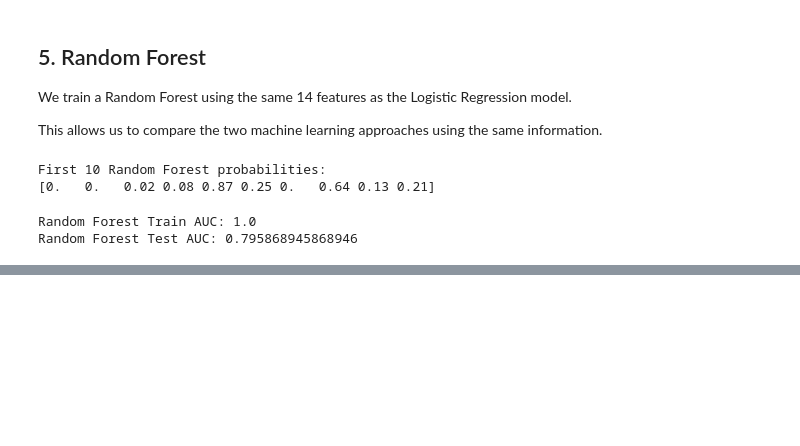
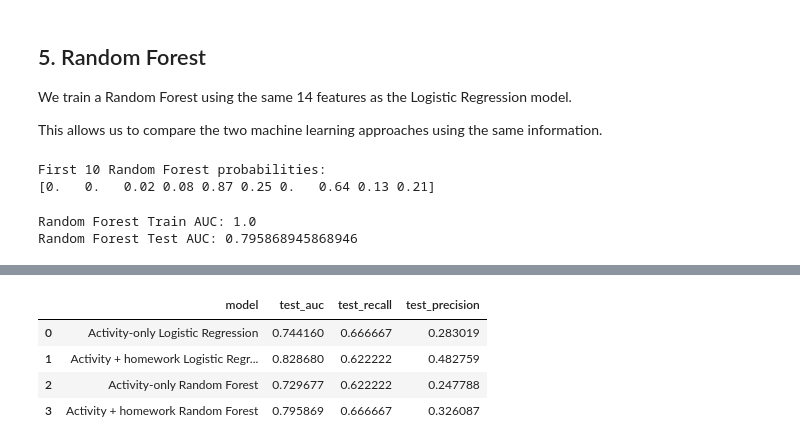
Before and after one commit to anderhinn/Project-F1-Moodle_Activity, a Jupyter notebook: hw10/03_models_ander.ipynb, the cells around one changed output, grey strips where cells are left out. Cells and saved outputs as stored; diff of their text form; code cells hidden in the pictures; blank space fills up the shorter version.

```diff
--- a/hw10/03_models_ander.ipynb
+++ b/hw10/03_models_ander.ipynb
@@ -664,0 +835,20 @@ Third, the test data consists of newer cohorts from 2025–2026, while the model
+# %%
+activity_logistic_test_auc = roc_auc_score(
+    y_test,
+    activity_logistic_test_prob
+)
+
+activity_rf_test_auc = roc_auc_score(
+    y_test,
+    activity_rf_test_prob
+)
+
+print(
+    "Activity-only Logistic Regression Test AUC:",
+    activity_logistic_test_auc
+)
+
+print(
+    "Activity-only Random Forest Test AUC:",
+    activity_rf_test_auc
+)
@@ -664,0 +864,35 @@ Third, the test data consists of newer cohorts from 2025–2026, while the model
+# %%
+final_model_comparison = pd.DataFrame({
+    "model": [
+        "Activity-only Logistic Regression",
+        "Activity + homework Logistic Regression",
+        "Activity-only Random Forest",
+        "Activity + homework Random Forest"
+    ],
+    "test_auc": [
+        activity_logistic_test_auc,
+        logistic_test_auc,
+        activity_rf_test_auc,
+        rf_test_auc
+    ],
+    "test_recall": [
+        activity_logistic_test_recall,
+        logistic_test_recall_cv,
+        activity_rf_test_recall,
+        rf_test_recall_cv
+    ],
+    "test_precision": [
+        activity_logistic_test_precision,
+        logistic_test_precision_cv,
+        activity_rf_test_precision,
+        rf_test_precision_cv
+    ]
+})
+
+display(final_model_comparison)
+# %% [output]
+|  | model | test_auc | test_recall | test_precision |
+| 0 | Activity-only Logistic Regression | 0.744160 | 0.666667 | 0.283019 |
+| 1 | Activity + homework Logistic Regr... | 0.828680 | 0.622222 | 0.482759 |
+| 2 | Activity-only Random Forest | 0.729677 | 0.622222 | 0.247788 |
+| 3 | Activity + homework Random Forest | 0.795869 | 0.666667 | 0.326087 |
```
Also changed, not shown: parts of 43 cells of this notebook, 1 other file.
